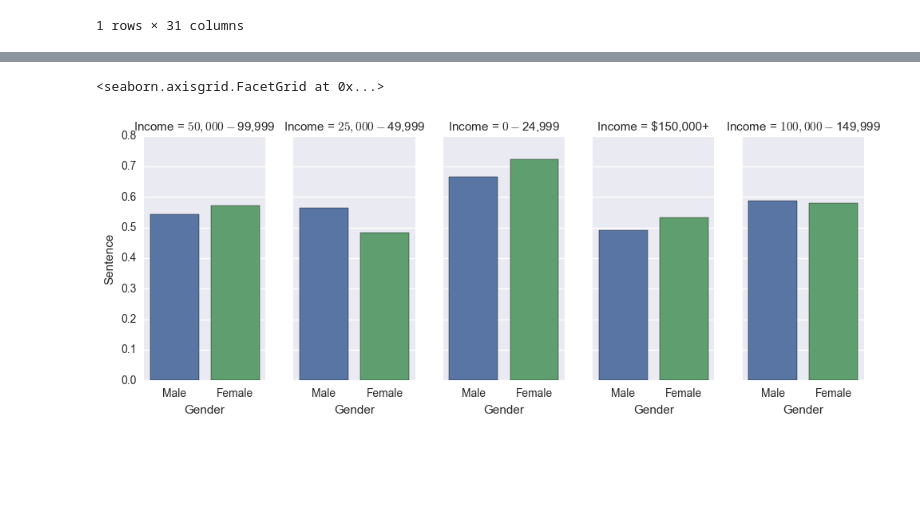
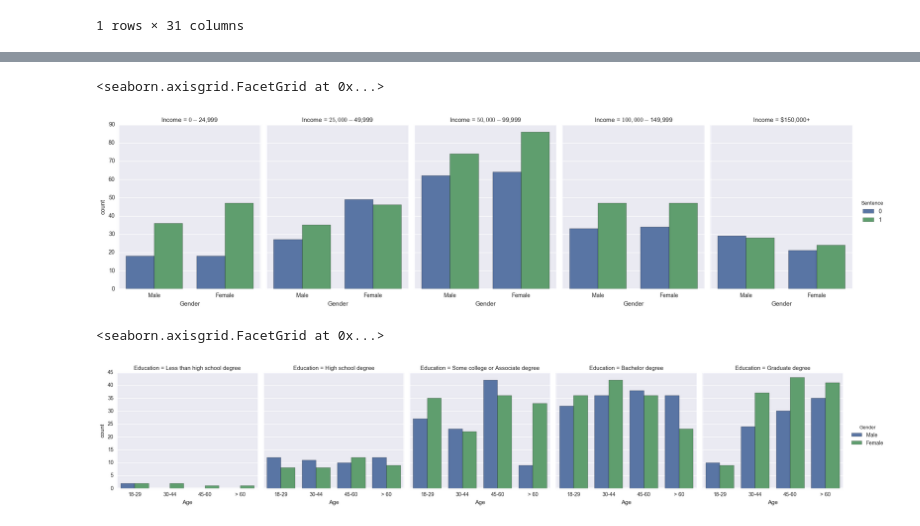
Before and after one commit to Moose2046/MAN6915, a Jupyter notebook: Group Project/Cleaning Dataset.ipynb, the cells around one changed output, grey strips where cells are left out. Cells and saved outputs as stored; diff of their text form; code cells hidden in the pictures; blank space fills up the shorter version.

```diff
--- a/Group Project/Cleaning Dataset.ipynb
+++ b/Group Project/Cleaning Dataset.ipynb
@@ -79,6 +74,18 @@ sns.countplot(x="Age", data=comma, hue = 'Sentence');
-# %%
-sns.factorplot(x="Gender", y="Sentence",
-               col="Income", data=comma, kind="bar", size=4, aspect=.5, ci=None)
-# %% [output]
-<seaborn.axisgrid.FacetGrid at 0x...>
-[figure, removed]
+# %%
+sns.factorplot(x="Gender", col="Income", hue = 'Sentence', data=comma,
+               kind="count", size=5, aspect=.75, ci=None, col_wrap = 5, legend_out =True,
+               col_order = ['$0 - $24,999', '$25,000 - $49,999', '$50,000 - $99,999', '$100,000 - $149,999', '$150,000+'] )
+# %% [output]
+<seaborn.axisgrid.FacetGrid at 0x...>
+[figure, added]
+# %%
+sns.factorplot(x="Age", col="Education", hue = 'Gender', data=comma,
+               kind="count", size=4, aspect=1, ci=None, col_wrap = 5, legend_out =True,
+               #col_order = ['$0 - $24,999', '$25,000 - $49,999', '$50,000 - $99,999', '$100,000 - $149,999', '$150,000+'],
+               col_order = ['Less than high school degree', 'High school degree', 'Some college or Associate degree', 'Bachelor degree', 'Graduate degree'],
+               order = ['18-29', '30-44', '45-60', '> 60'],
+               #hue_order = ['Very unimportant', 'Somewhat unimportant', 'Neither important nor unimportant (neutral)', 'Somewhat important', 'Very important']
+              )
+# %% [output]
+<seaborn.axisgrid.FacetGrid at 0x...>
+[figure, added]
```
Also changed, not shown: parts of 4 cells of this notebook.
